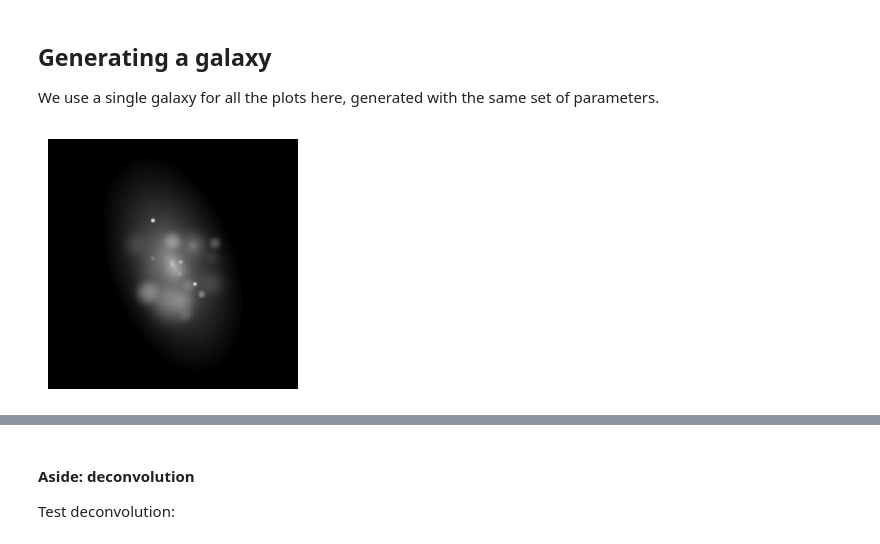
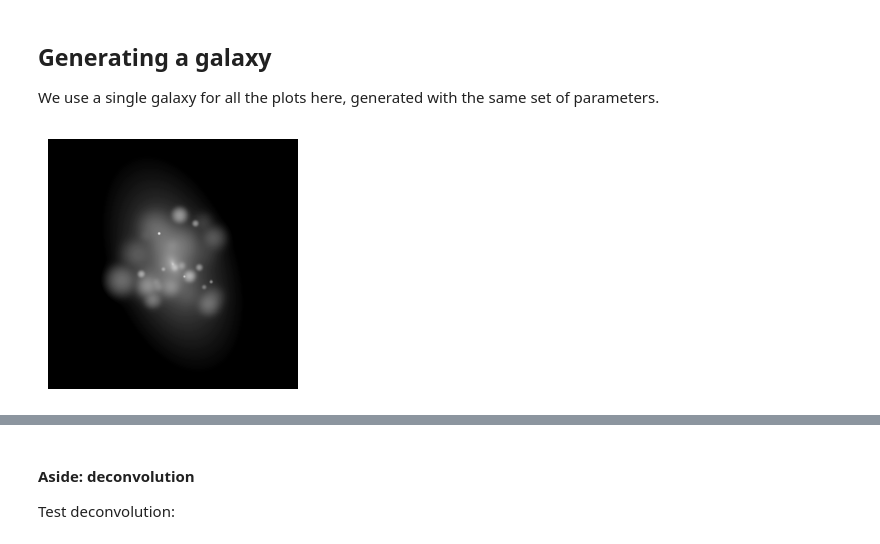
Before and after one commit to astro-nova/asymmetry, a Jupyter notebook: 10 Asymmetry Series - Final.ipynb, the cells around one changed output, grey strips where cells are left out. Cells and saved outputs as stored; diff of their text form; code cells hidden in the pictures.

```diff
--- a/10 Asymmetry Series - Final.ipynb
+++ b/10 Asymmetry Series - Final.ipynb
@@ -29,10 +29,11 @@ from astropy.stats import sigma_clipped_stats, gaussian_fwhm_to_sigma
 from photutils import aperture
 
 seed = 48
-perfect_pxscale = 0.168
-std_mag = 28
-std_psf_fwhm = 0.8
-std_pxscale = 0.168
+perfect_pxscale = 0.1
+std_mag = 30
+std_psf_fwhm = 0.3
+std_pxscale = 0.1
+ap_frac = 1.5
 
 convolve_nyquist = True
 # %%
@@ -43,10 +44,11 @@ plt.rcParams['xtick.minor.size'] = 1
 
 We use a single galaxy for all the plots here, generated with the same set of parameters.
 # %%
-params = get_galaxy_rng_vals(1, perfect_pxscale=perfect_pxscale, seed=seed)[0]
+params = get_galaxy_rng_vals(1, seed=seed)[0]
 img_perfect, galaxy_dict, r_pet = simulate_perfect_galaxy(pxscale=perfect_pxscale,  **params)
+img_perfect = add_source_to_image(**galaxy_dict, psf_fwhm=3*perfect_pxscale, pxscale=perfect_pxscale, psf_method='astropy')
 
 plt.imshow(-2.5*np.log10(img_perfect/perfect_pxscale**2) + 33, vmin=17, vmax=27, cmap='gray_r')
 plt.axis('off');
 # %% [output]
-[figure, old version]
+[figure, new version]
```
Also changed, not shown: parts of 5 cells of this notebook, 3 other files.
